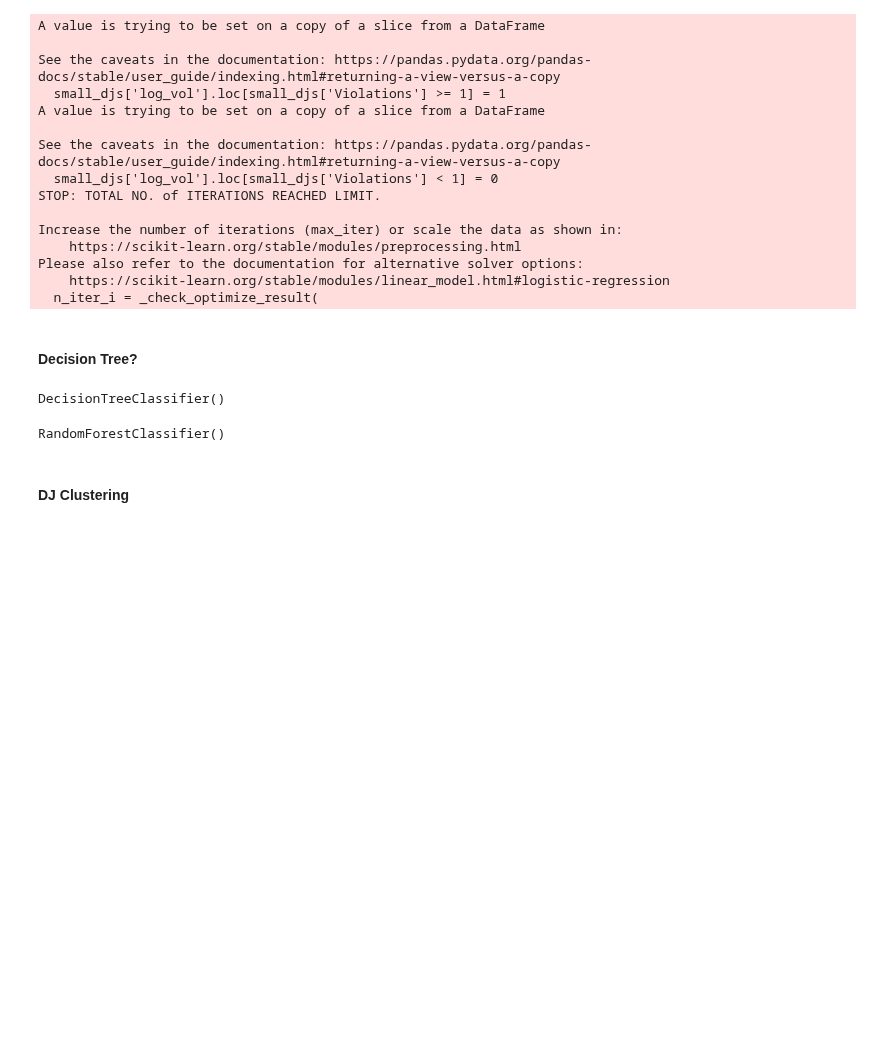
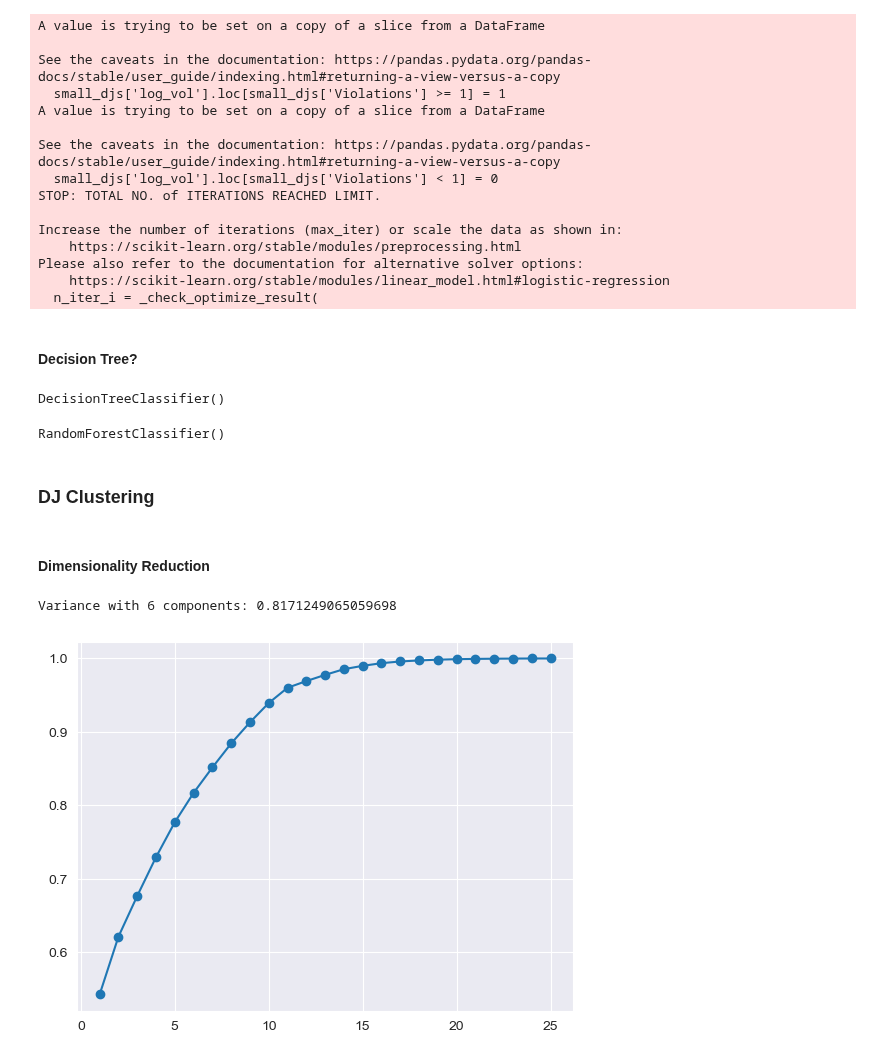
Before and after one commit to zhayes42/CS3870-WRUV, a Jupyter notebook: main.ipynb, the cells around one changed output. Drawn from its saved outputs; the diff is of its cells as text; code cells hidden in the pictures; blank space fills up the shorter version.

```diff
--- a/main.ipynb
+++ b/main.ipynb
@@ -477,7 +506,7 @@ random_for.fit(small_djs_X_train, small_djs_Y_train)
 # %% [output]
 RandomForestClassifier()
 # %% [markdown]
-#### DJ Clustering
+### DJ Clustering
 # %%
 from sklearn.preprocessing import StandardScaler
 from sklearn.decomposition import PCA
@@ -487,3 +520,32 @@ from sklearn.cluster import AgglomerativeClustering
+# %% [markdown]
+#### Dimensionality Reduction
+# %%
+def determine_dimensionality(high_dim_df):
+    """
+    Plot the explained variance of the features with PCA
+    to determine the dimensionality to be used.
+    6 Components appears to be best, as it captures around
+    80% of variability
+    """
+
+    high_dim_df = high_dim_df.drop(columns=["DJ Name"])
+
+    # Apply standard scalar
+    scalar = StandardScaler()
+    x = scalar.fit_transform(X=high_dim_df)
+
+    # PCA to find explained variances
+    pca = PCA()
+    pca.fit(x)
+
+    # Visualize
+    plt.plot(range(1, x.shape[1] + 1), pca.explained_variance_ratio_.cumsum(), marker="o")
+    print(f'Variance with 6 components: {pca.explained_variance_ratio_.cumsum()[5]}')
+
+determine_dimensionality(djs_df)
+# %% [output]
+Variance with 6 components: 0.8171249065059698
+[figure, added]
 # %%
 def dimension_reduction(high_dim_df: pd.DataFrame) -> np.ndarray:
     """
```
Also changed, not shown: parts of 11 cells of this notebook.
